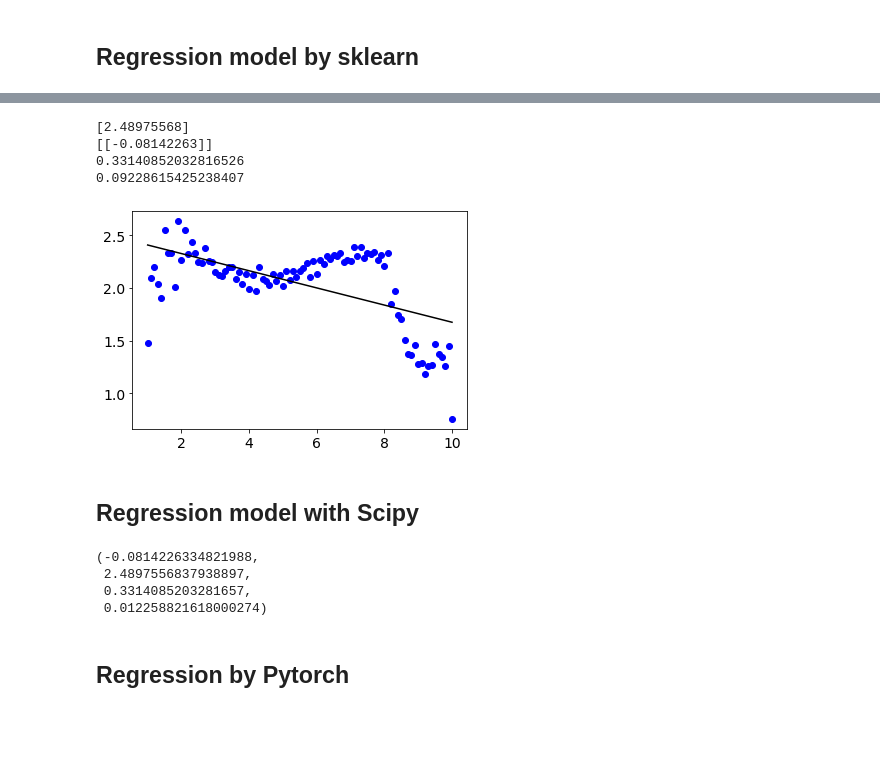
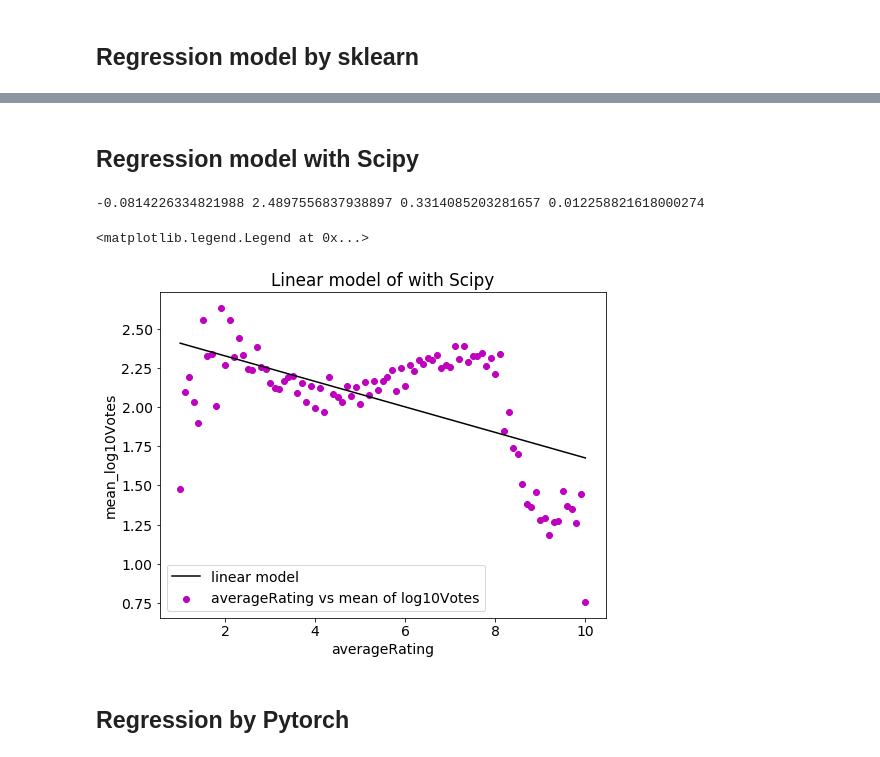
Before and after one commit to MarcelinaKinyumu/DSI, a Jupyter notebook: pre_DSI_Assignment1.ipynb, the cells around one changed output, grey strips where cells are left out. Drawn from its saved outputs; the diff is of its cells as text; code cells hidden in the pictures; blank space fills up the shorter version.

```diff
--- a/pre_DSI_Assignment1.ipynb
+++ b/pre_DSI_Assignment1.ipynb
@@ -653,33 +481,34 @@ print(metrics.mean_squared_error(y_test, y_pred))
-# %%
-regr.fit(x, y)
-
-print(regr.intercept_)
-print(regr.coef_)
-print(regr.score(x, y))
-
-y_pred = regr.predict(x)
-plt.scatter(x,y, color='b')
-plt.plot(x, y_pred, color='k')
-print(metrics.mean_squared_error(y, y_pred))
-# %% [output]
-[2.48975568]
-[[-0.08142263]]
-0.33140852032816526
-0.09228615425238407
-[figure, removed]
 # %% [markdown]
 ## Regression model with Scipy
-# %%
-from scipy import stats
-
-slope, intercept, rvalue, pvalue, stderr = stats.linregress (x[:,0],y[:,0])
-
-slope, intercept, rvalue**2, stderr
-# %% [output]
-(-0.0814226334821988,
- 2.4897556837938897,
- 0.3314085203281657,
- 0.012258821618000274)
+# %%
+#import libraries
+from scipy import stats
+
+#data
+x = np.array(df_plot['averageRating'])
+y = np.array(df_plot['log10Votes'])
+
+slope, intercept, rvalue, pvalue, stderr = stats.linregress (x,y)
+
+print(slope, intercept, rvalue**2, stderr)
+
+# model prediction
+y_pred = (slope * x) + intercept
+
+# visualizing
+%matplotlib inline
+mpl.rc('font', family='sans serif', size=14)
+fig = plt.figure(figsize=(8,6))
+plt.scatter(x,y, color='m', label='averageRating vs mean of log10Votes' )
+plt.plot(x, y_pred, color='k', label='linear model')
+plt.xlabel('averageRating')
+plt.ylabel('mean_log10Votes')
+plt.title('Linear model of with Scipy')
+plt.legend(loc='lower left')
+# %% [output]
+-0.0814226334821988 2.4897556837938897 0.3314085203281657 0.012258821618000274
+<matplotlib.legend.Legend at 0x...>
+[figure, added]
 # %% [markdown]
 ## Regression by Pytorch
 # %%
```
Also changed, not shown: parts of 58 cells of this notebook.
